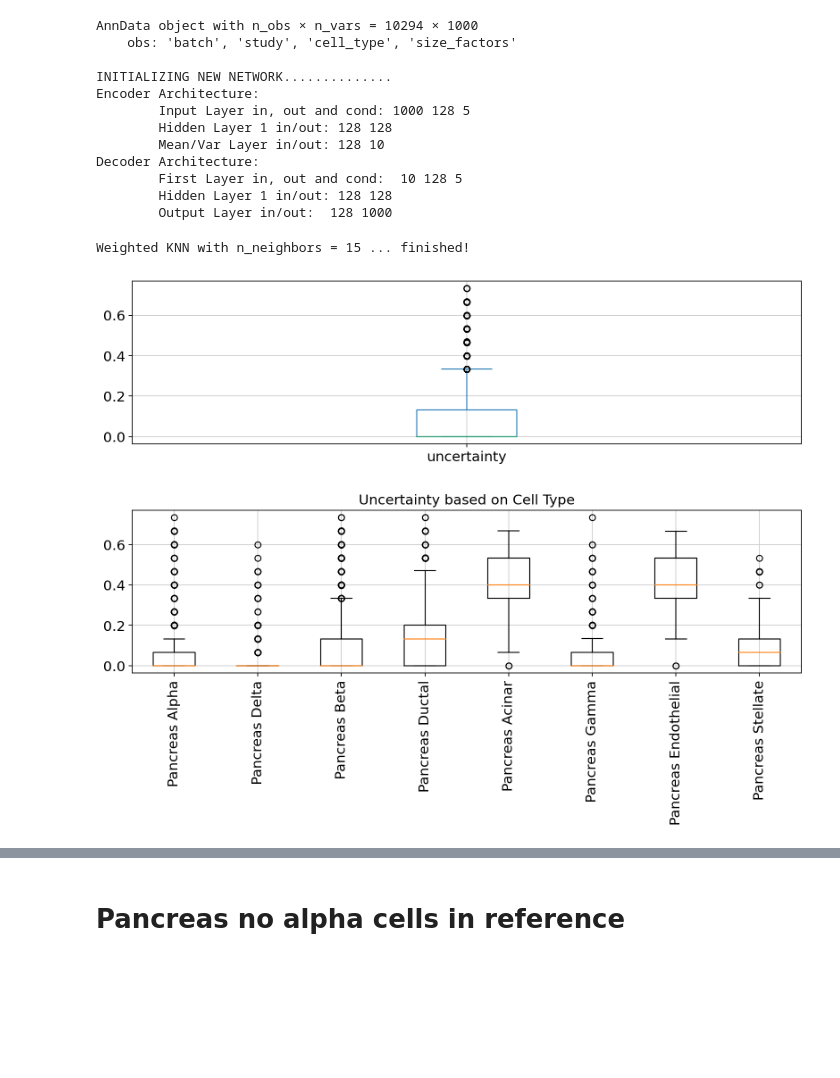
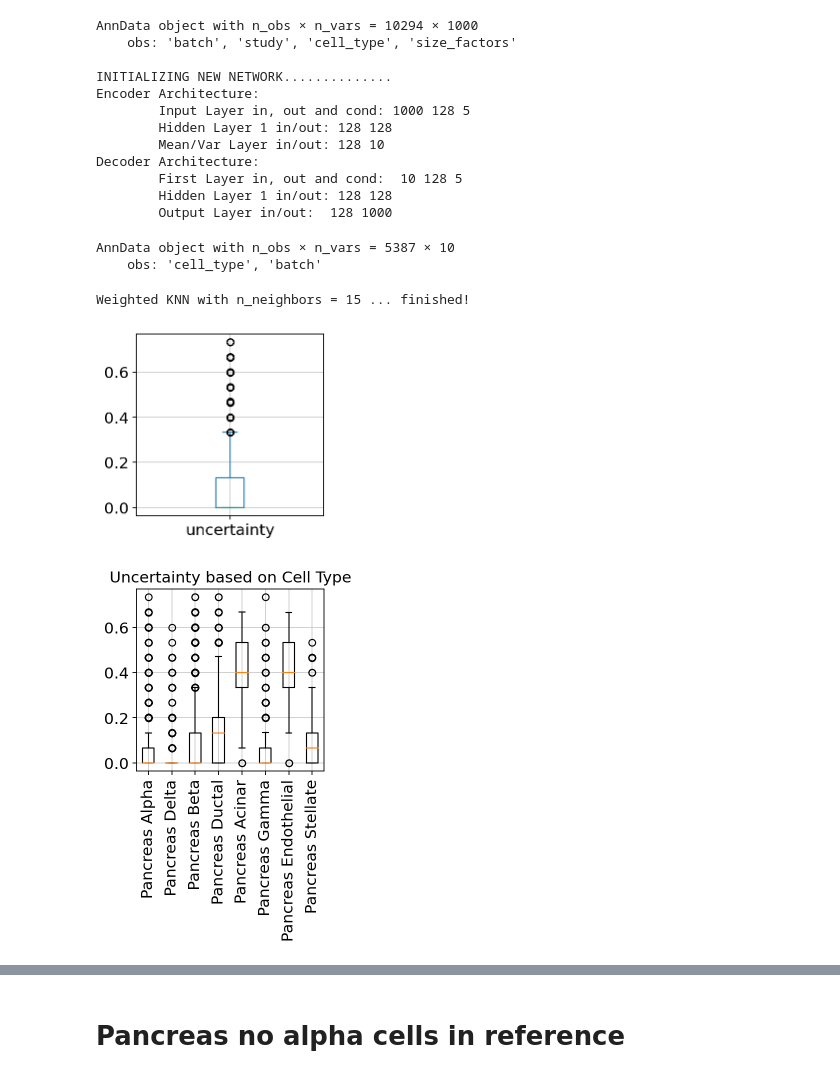
Before and after one commit to theislab/archmap_data, a Jupyter notebook: scarches-api/uncert/testing/uncert_euclidean.ipynb, the cells around one changed output, grey strips where cells are left out. Saved outputs shown, nothing was run; the diff lists cells and outputs as text; code cells hidden in the pictures; blank space fills up the shorter version.

Commit message:
Add more diagrams to notebooks

```diff
--- a/scarches-api/uncert/testing/uncert_euclidean.ipynb
+++ b/scarches-api/uncert/testing/uncert_euclidean.ipynb
@@ -43,7 +45,7 @@ from uncert_metric import *
 # %%
 sc.settings.set_figure_params(dpi=200, frameon=False)
 sc.set_figure_params(dpi=200)
-sc.set_figure_params(figsize=(12, 3))
+sc.set_figure_params(figsize=(3, 3))
 torch.set_printoptions(precision=3, sci_mode=False, edgeitems=7)
 # %% [markdown]
 # Pancreas
@@ -76,10 +78,16 @@ adata_ref_latent.obs['batch'] = source_adata.obs[condition_key].tolist()
 adata_query_latent = sc.AnnData(model.get_latent(target_adata.X, target_adata.obs[condition_key]))
 adata_query_latent.obs['cell_type'] = target_adata.obs[cell_type_key].tolist()
 adata_query_latent.obs['batch'] = target_adata.obs[condition_key].tolist()
+# %%
+adata_query_latent
+# %% [output]
+AnnData object with n_obs × n_vars = 5387 × 10
+    obs: 'cell_type', 'batch'
 # %%
 uncertainties = classification_uncert_euclidean(
     adata_ref_latent = adata_ref_latent,
-    adata_query_latent = adata_query_latent
+    adata_query_latent = adata_query_latent,
+    cell_type_key = "cell_type"
 )
 # %% [output]
 Weighted KNN with n_neighbors = 15 ... finished!
@@ -88,7 +96,7 @@ uncertainties["uncertainty"] = uncertainties["cell_type"]
 uncertainties["batch"] = target_adata.obs[condition_key].tolist()
 uncertainties["cell_type"] = target_adata.obs[cell_type_key].tolist()
 # %%
-uncert_diagram(uncertainties)
+uncert_diagram(uncertainties, cell_type_key)
 # %% [output]
-[figure, old version]
+[figure, new version]
-[figure, old version]
+[figure, new version]
```
Also changed, not shown: parts of 12 cells of this notebook, 3 other files.
